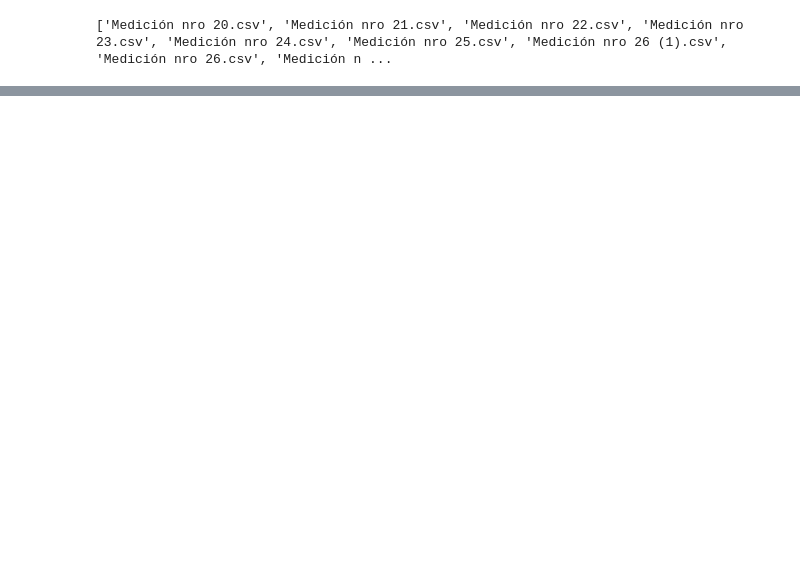
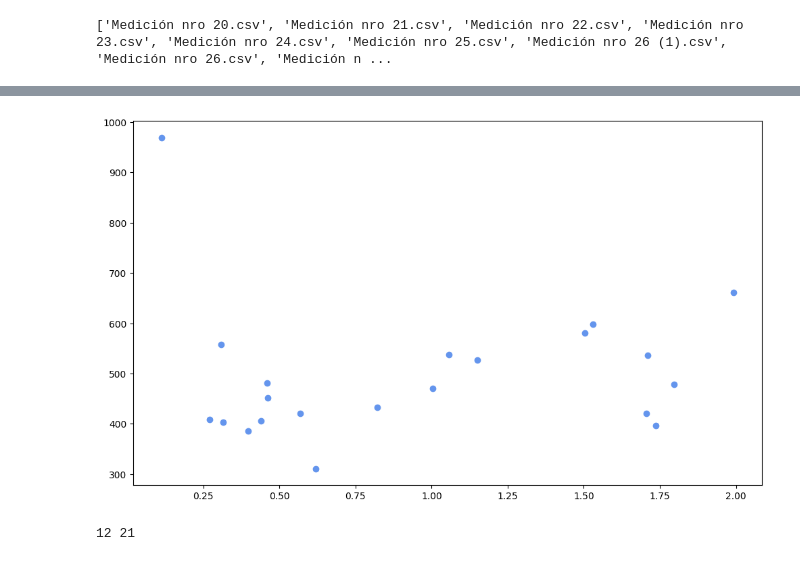
Before and after one commit to Luciocoro/Labo5-Glow, a Jupyter notebook: figuras 25-10.ipynb, the cells around one changed output, grey strips where cells are left out. Drawn from its saved outputs; the diff is of its cells as text; code cells hidden in the pictures; blank space fills up the shorter version.

Commit message:
Paschen limpio

```diff
--- a/figuras 25-10.ipynb
+++ b/figuras 25-10.ipynb
@@ -53,0 +67,41 @@ for file in onlyfiles:
+# %%
+V_ruptura = np.array([])
+paschen_nr = np.array([])
+for file in onlyfiles:
+    # print(f'{file}')
+    df = pd.read_csv(join(path,file))
+    I = df['I'].values
+    V = df['V'].values
+    d = df['Distancia'].values
+    P = df['P'].values
+    mean_pressure = np.mean(P)*0.750062
+    i = 0
+    while I[i] < 10**(-6):
+        # print(f'i:{i}')
+        # print(f'V:{V[i]} I:{I[i]}')
+        i += 1
+    # print(f'exit i: {i}')
+    V_ruptura = np.append(V_ruptura,V[i-1])
+    paschen_nr = np.append(paschen_nr,mean_pressure*d[0])
+    # print(f'V Ruptura: {V_ruptura[-1]} pd: {[paschen_nr[-1]]}')
+
+    graficar = False
+
+    if graficar:
+        fig, ax = plt.subplots(figsize = (12,7))
+
+        ax.set_title(f'{file}',fontsize = fnt_size + 2)
+        ax.set_xlabel('Corriente [A]',fontsize = fnt_size)
+        ax.set_ylabel('Voltaje suministrado [V]',fontsize = fnt_size)
+        ax.grid()
+        ax.grid(alpha = 0.7)
+        ax.set_xlim(min(I),max(I))
+        ax.minorticks_on()
+
+        ax.scatter(I,V,color = 'cornflowerblue')
+        ax.scatter(I[i-1],V[i-1],color = 'Tomato')
+
+        fig_path = f'Paschen {file.rstrip(".csv")}.{fig_format}'
+
+        fig.savefig(f'./25-10/Figuras/Paschen/{fig_path}',dpi = 800, bbox_inches = 'tight')
+        plt.close(fig) #Closes the fig instance so as to not use to much memory
@@ -53,0 +121,6 @@ for file in onlyfiles:
+# %%
+fig, ax = plt.subplots(figsize = (12,7))
+
+ax.scatter(paschen_nr,V_ruptura,color = 'cornflowerblue');
+# %% [output]
+[figure, added]
@@ -53,0 +130,23 @@ for file in onlyfiles:
+# %%
+# V_ruptura = [536.4067 , 396.4614 , 580.3889 ,  421.4296 , 478.5731,
+#              660.7022, 526.981, 310.8383, 470.2013, 420.9024, 537.5594,
+#               598.5207, 432.4641, 406.5215, 409.1362, 386.1035, 969.4933,
+#                481.1804, 451.2982, 403.8912, 558.1955]
+
+# paschen_nr_revised = [1.71094243, 1.73747212, 1.50269221, 1.70596051, 1.79581404, 1.99100358,
+#  1.15003406, 0.61835111, 1.0035417,  0.56870076, 1.05760992, 1.52900139,
+#  0.82144915, 0.44038015, 0.27004482, 0.39791164, 0.11332724, 0.46030555,
+#  0.46067683, 0.31592611, 0.30770543]
+
+V_ruptura = [ 580.3889,
+             660.7022, 526.981, 470.2013, 420.9024, 537.5594,
+              598.5207, 432.4641, 969.4933,
+               481.1804, 451.2982, 558.1955]
+
+paschen_nr_revised = [ 1.50269221,
+                       1.99100358, 1.15003406, 1.0035417,  0.56870076, 1.05760992,
+                         1.52900139, 0.82144915, 0.11332724,
+                         0.46030555, 0.46067683, 0.30770543]
+print(len(V_ruptura),len(paschen_nr))
+# %% [output]
+12 21
```
Also changed, not shown: parts of 9 cells of this notebook, 3 other files.
